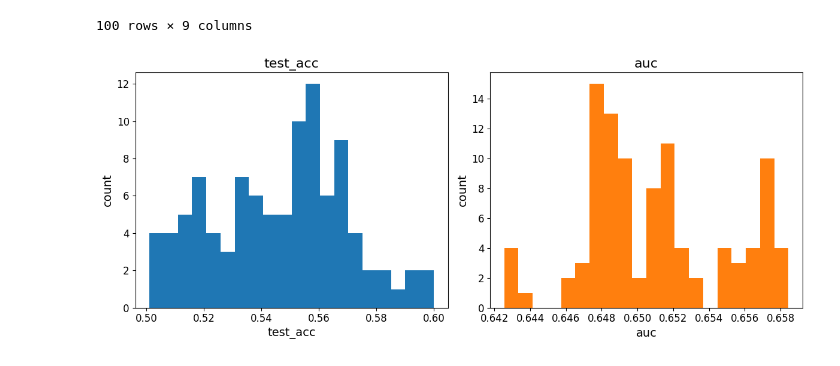
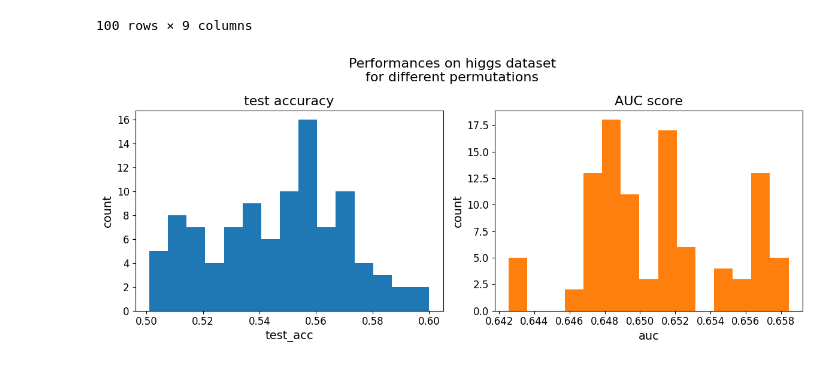
Before and after one commit to c0pp1/TTN4HEP, a Jupyter notebook: TTN/grid_search_results.ipynb, the cells around one changed output. Saved outputs shown, nothing was run; the diff lists cells and outputs as text; code cells hidden in the pictures.

```diff
--- a/TTN/grid_search_results.ipynb
+++ b/TTN/grid_search_results.ipynb
@@ -317,18 +542,23 @@ df
 # %%
 fig, axs = plt.subplots(1, 2, figsize=(12, 5))
 
-axs[0].hist(df['test_acc'], bins=20, color='tab:blue')
-axs[0].set_title('test_acc', fontsize=FONTSIZE+2)
+bins = 15
+
+axs[0].hist(df['test_acc'], bins=bins, color='tab:blue')
+axs[0].set_title('test accuracy', fontsize=FONTSIZE+2)
 axs[0].set_xlabel('test_acc', fontsize=FONTSIZE)
 axs[0].set_ylabel('count', fontsize=FONTSIZE)
 axs[0].tick_params(labelsize=FONTSIZE-2)
 
-axs[1].hist(df['auc'], bins=20, color='tab:orange')
-axs[1].set_title('auc', fontsize=FONTSIZE+2)
+axs[1].hist(df['auc'], bins=bins, color='tab:orange')
+axs[1].set_title('AUC score', fontsize=FONTSIZE+2)
 axs[1].set_xlabel('auc', fontsize=FONTSIZE)
 axs[1].set_ylabel('count', fontsize=FONTSIZE)
 axs[1].tick_params(labelsize=FONTSIZE-2)
 
+
+fig.suptitle('Performances on higgs dataset\nfor different permutations', fontsize=FONTSIZE+2)
 fig.tight_layout()
+fig.savefig('data/grid_search_perm/higgs_perf.png', dpi=600)
 # %% [output]
-[figure, old version]
+[figure, new version]
```
Also changed, not shown: parts of 11 cells of this notebook, 3 other files.
